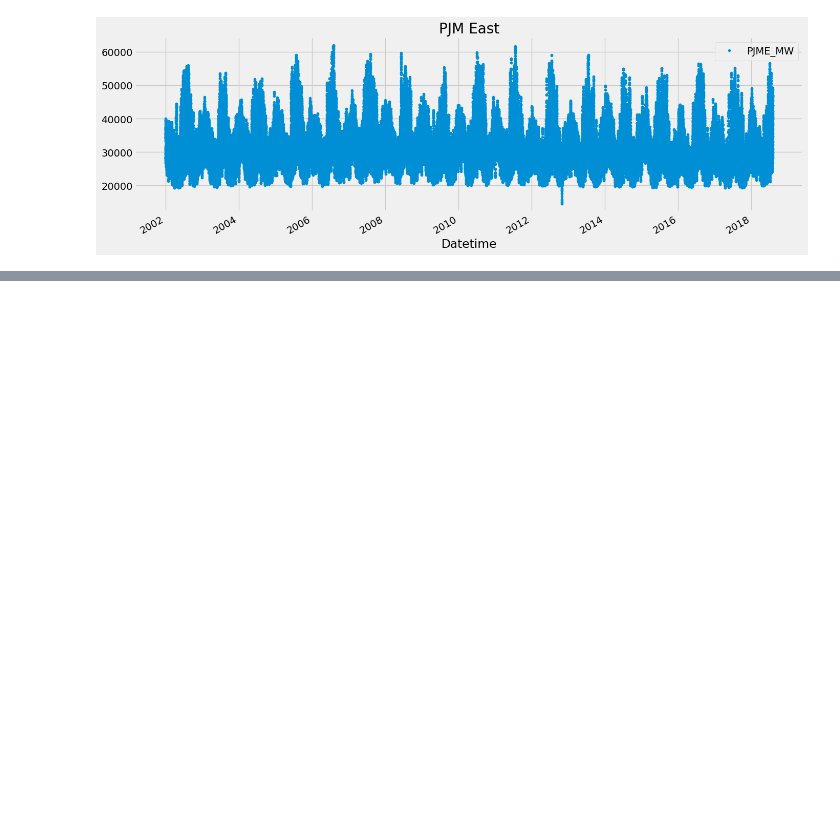
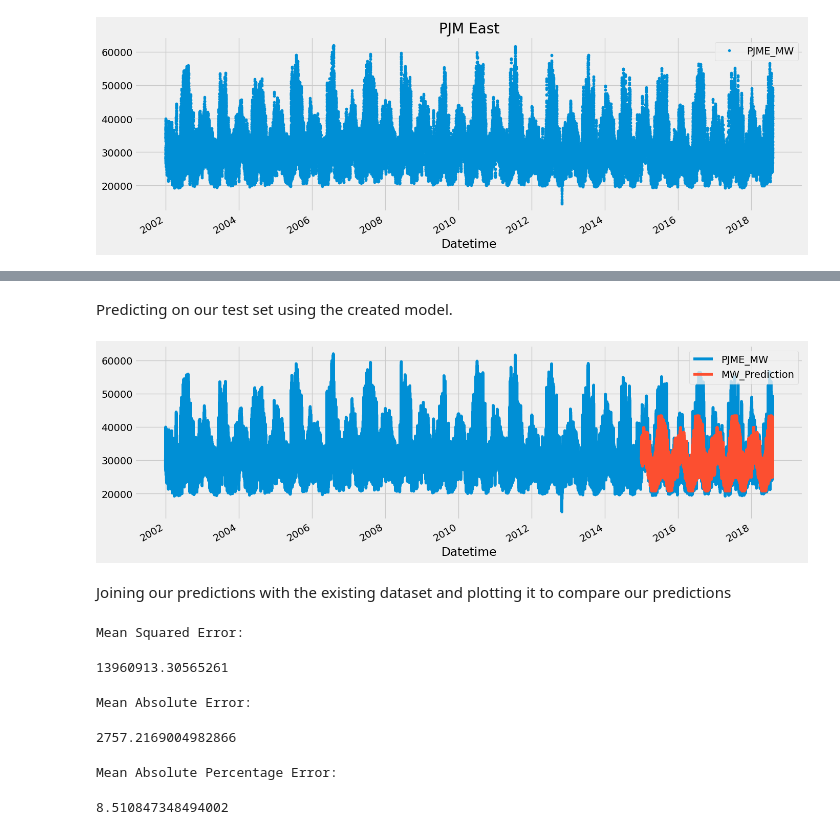
Before and after one commit to Jolterix20/Data-Analytics-Sem-7, a Jupyter notebook: EXP-7/DA_7.ipynb, the cells around one changed output, grey strips where cells are left out. Saved outputs shown, nothing was run; the diff lists cells and outputs as text; code cells hidden in the pictures; blank space fills up the shorter version.

```diff
--- a/EXP-7/DA_7.ipynb
+++ b/EXP-7/DA_7.ipynb
@@ -15,0 +104,23 @@ _ = pjme.plot(style='.', figsize=(15,5), title='PJM East')
+# %%
+pjme_test['MW_Prediction'] = reg.predict(X_test)
+pjme_all = pd.concat([pjme_test, pjme_train], sort=False)
+# %% [markdown]
+Predicting on our test set using the created model.
+# %%
+_ = pjme_all[['PJME_MW','MW_Prediction']].plot(figsize=(15, 5))
+# %% [output]
+[figure, added]
+# %% [markdown]
+Joining our predictions with the existing dataset and plotting it to compare our predictions
+# %%
+print('Mean Squared Error:')
+mean_squared_error(y_true=pjme_test['PJME_MW'], y_pred=pjme_test['MW_Prediction'])
+# %% [output]
+Mean Squared Error:
+13960913.30565261
+# %%
+print('Mean Absolute Error:')
+mean_absolute_error(y_true=pjme_test['PJME_MW'], y_pred=pjme_test['MW_Prediction'])
+# %% [output]
+Mean Absolute Error:
+2757.2169004982866
@@ -15,0 +132,6 @@ _ = pjme.plot(style='.', figsize=(15,5), title='PJM East')
+# %%
+print('Mean Absolute Percentage Error:')
+mean_absolute_percentage_error(y_true=pjme_test['PJME_MW'], y_pred=pjme_test['MW_Prediction'])
+# %% [output]
+Mean Absolute Percentage Error:
+8.510847348494002
```
Also changed, not shown: parts of 19 cells of this notebook, 1 other file.
